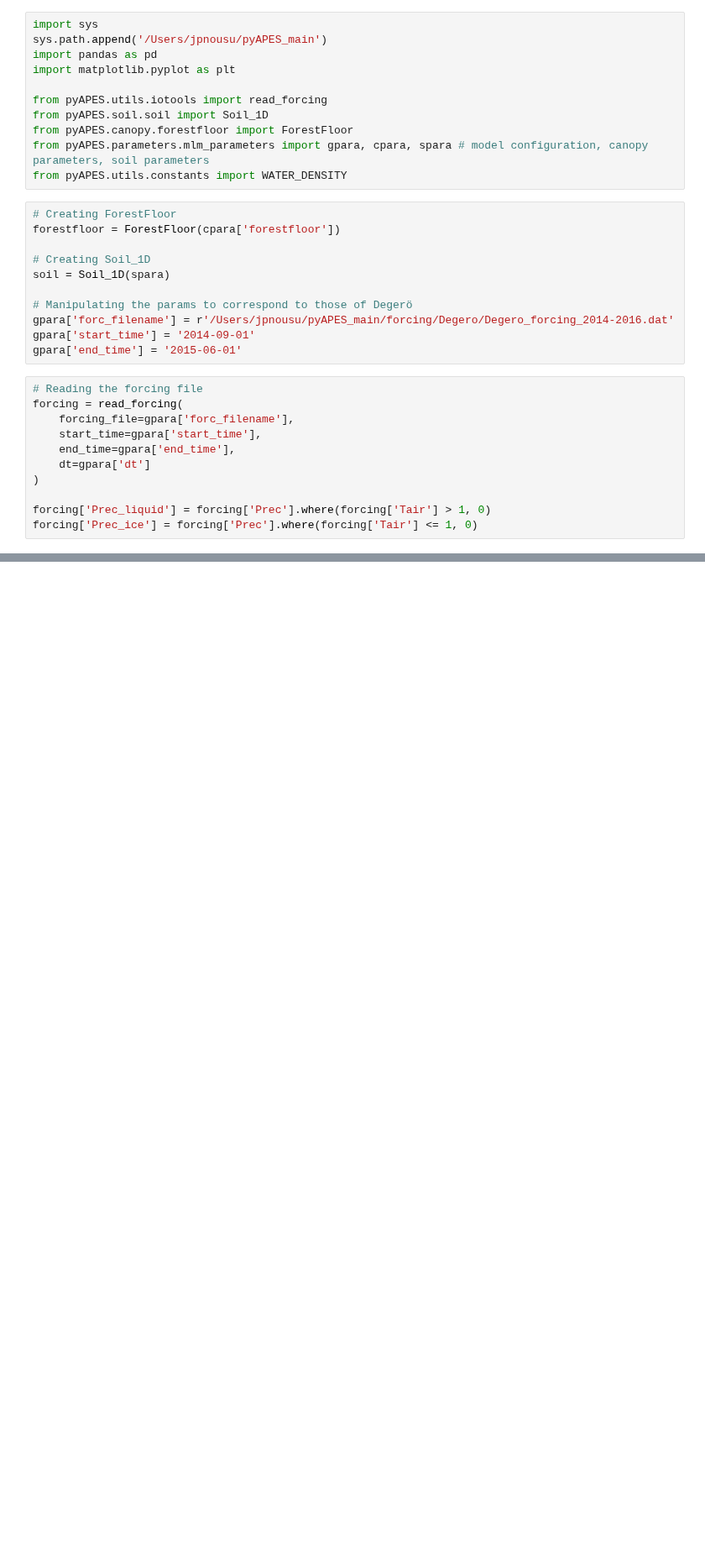
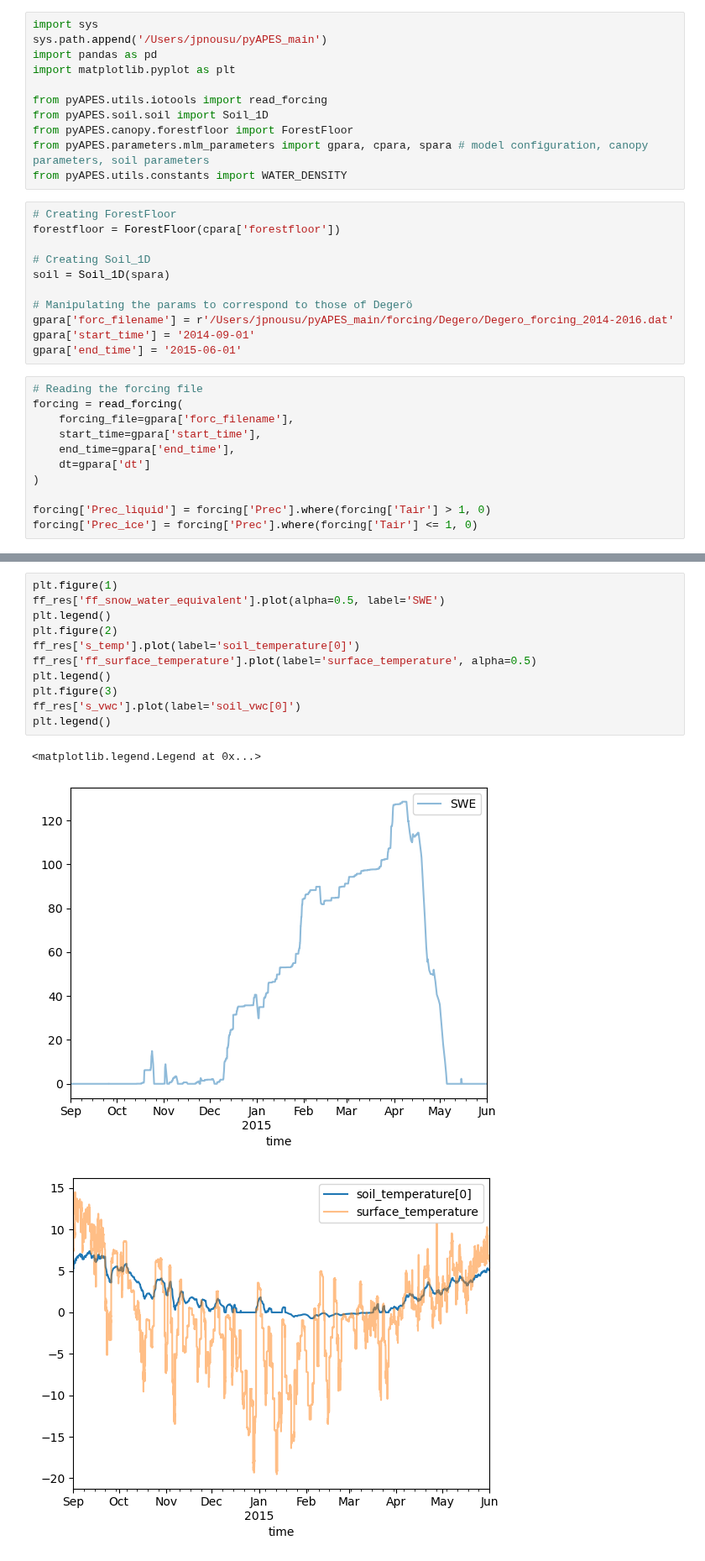
Before and after one commit to LukeEcomod/pyAPES_main, a Jupyter notebook: Examples/Demo_soil.ipynb, the cells around one changed output, grey strips where cells are left out. Shown at 84% size. Drawn from its saved outputs; the diff is of its cells as text; blank space fills up the shorter version.

```diff
--- a/Examples/Demo_soil.ipynb
+++ b/Examples/Demo_soil.ipynb
@@ -141,0 +138,15 @@ plt.legend()
+# %%
+plt.figure(1)
+ff_res['ff_snow_water_equivalent'].plot(alpha=0.5, label='SWE')
+plt.legend()
+plt.figure(2)
+ff_res['s_temp'].plot(label='soil_temperature[0]')
+ff_res['ff_surface_temperature'].plot(label='surface_temperature', alpha=0.5)
+plt.legend()
+plt.figure(3)
+ff_res['s_vwc'].plot(label='soil_vwc[0]')
+plt.legend()
+# %% [output]
+<matplotlib.legend.Legend at 0x...>
+[figure, added]
+[figure, added]
```
Also changed, not shown: parts of 3 cells of this notebook, 12 other files.
